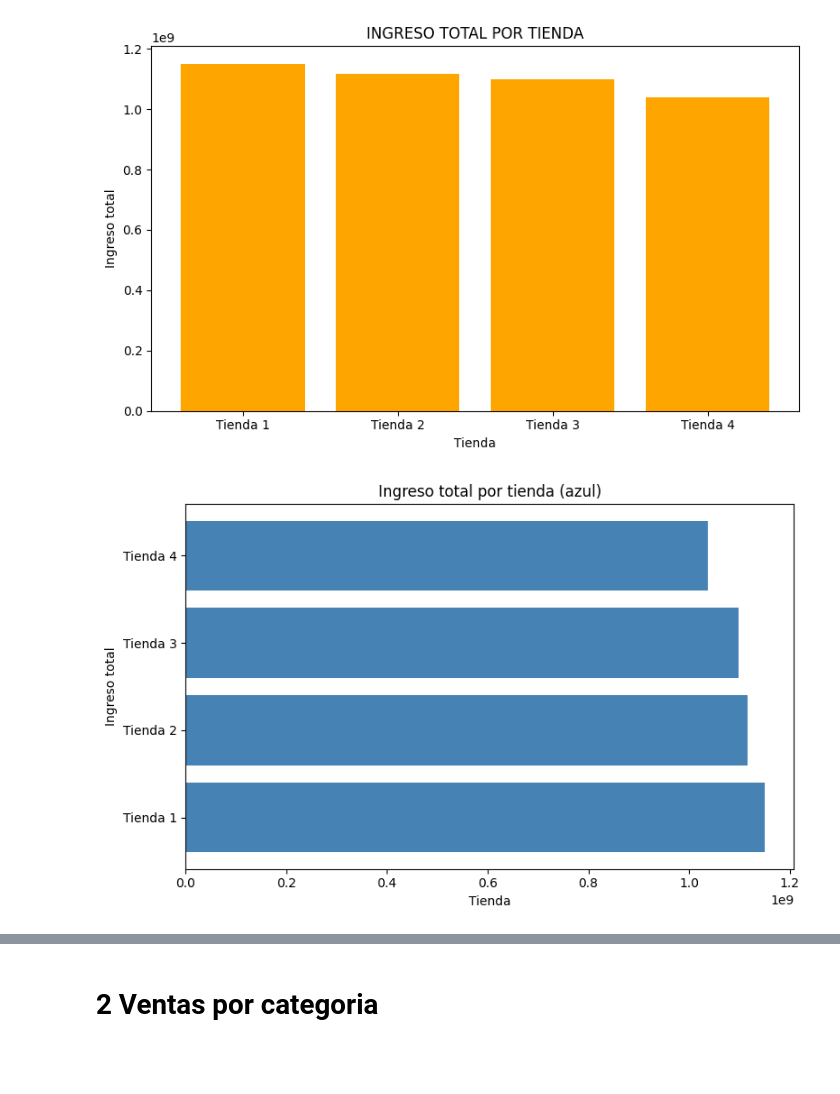
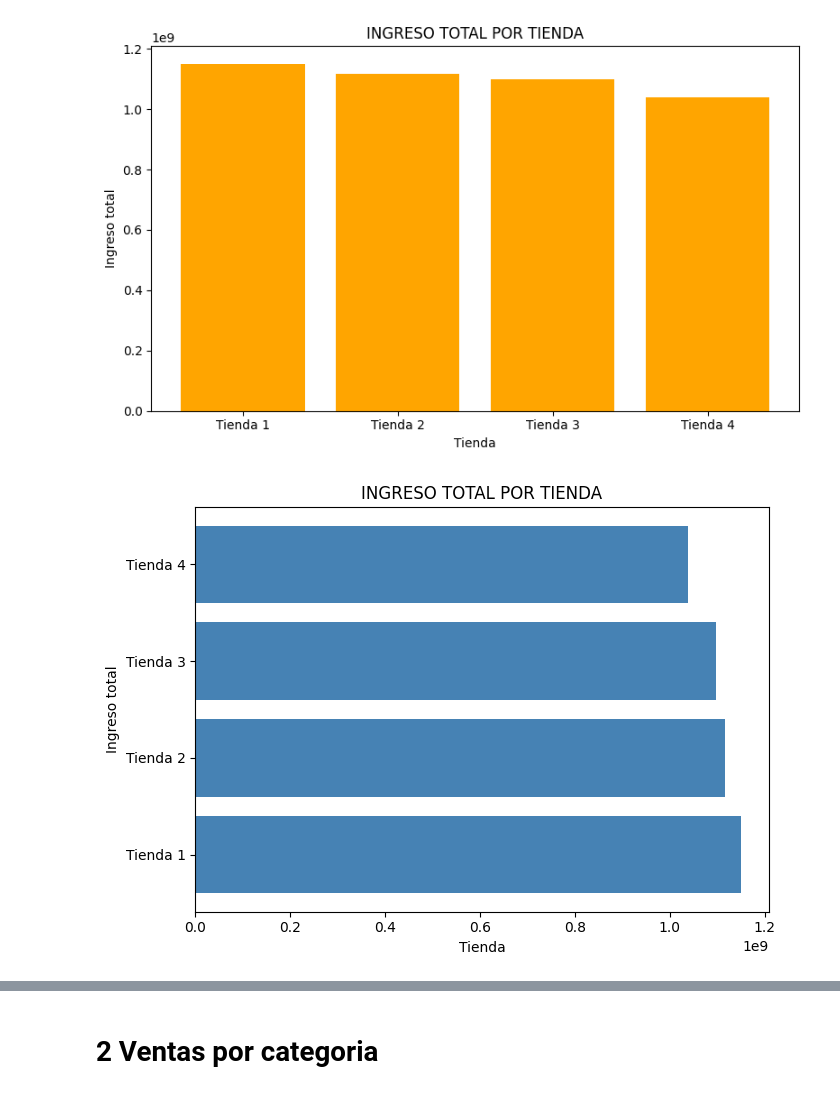
Before and after one commit to rocioivonneperezgonzalez-ship-it/Practicando-Python-para-Data-Science-Challenge-Alura-Store, a Jupyter notebook: Python_para_Data_Science_Challenge_Alura_Store.ipynb, the cells around one changed output, grey strips where cells are left out. Drawn from its saved outputs; the diff is of its cells as text; code cells hidden in the pictures; blank space fills up the shorter version.

```diff
--- a/Python_para_Data_Science_Challenge_Alura_Store.ipynb
+++ b/Python_para_Data_Science_Challenge_Alura_Store.ipynb
@@ -206,22 +206,22 @@ plot_bar (
 # %%
 import matplotlib.pyplot as plt
 
 def plot_barh(df, x_col, y_col, title='', x_label='', y_label=''):
-    plt.figure(figsize=(8, 5))
+    plt.figure(figsize=(7, 5))
     plt.barh(df[x_col], df[y_col], color='steelblue')
     plt.title(title)
     plt.xlabel(x_label if x_label else x_col)
     plt.ylabel(y_label if y_label else y_col)
     plt.xticks(rotation=0)
     plt.tight_layout()
     plt.show()
 
 
 plot_barh(df_ingresos, 'Tienda', 'Ingreso Total',
-              title='Ingreso total por tienda (azul)',
+              title='INGRESO TOTAL POR TIENDA',
               x_label='Tienda', y_label='Ingreso total')
 # %% [output]
-[figure, old version]
+[figure, new version]
 # %%
 def plot_pie(df, labels_col, values_col, title=''):
     plt.figure(figsize=(6, 6))
```
Also changed, not shown: parts of 5 cells of this notebook.
